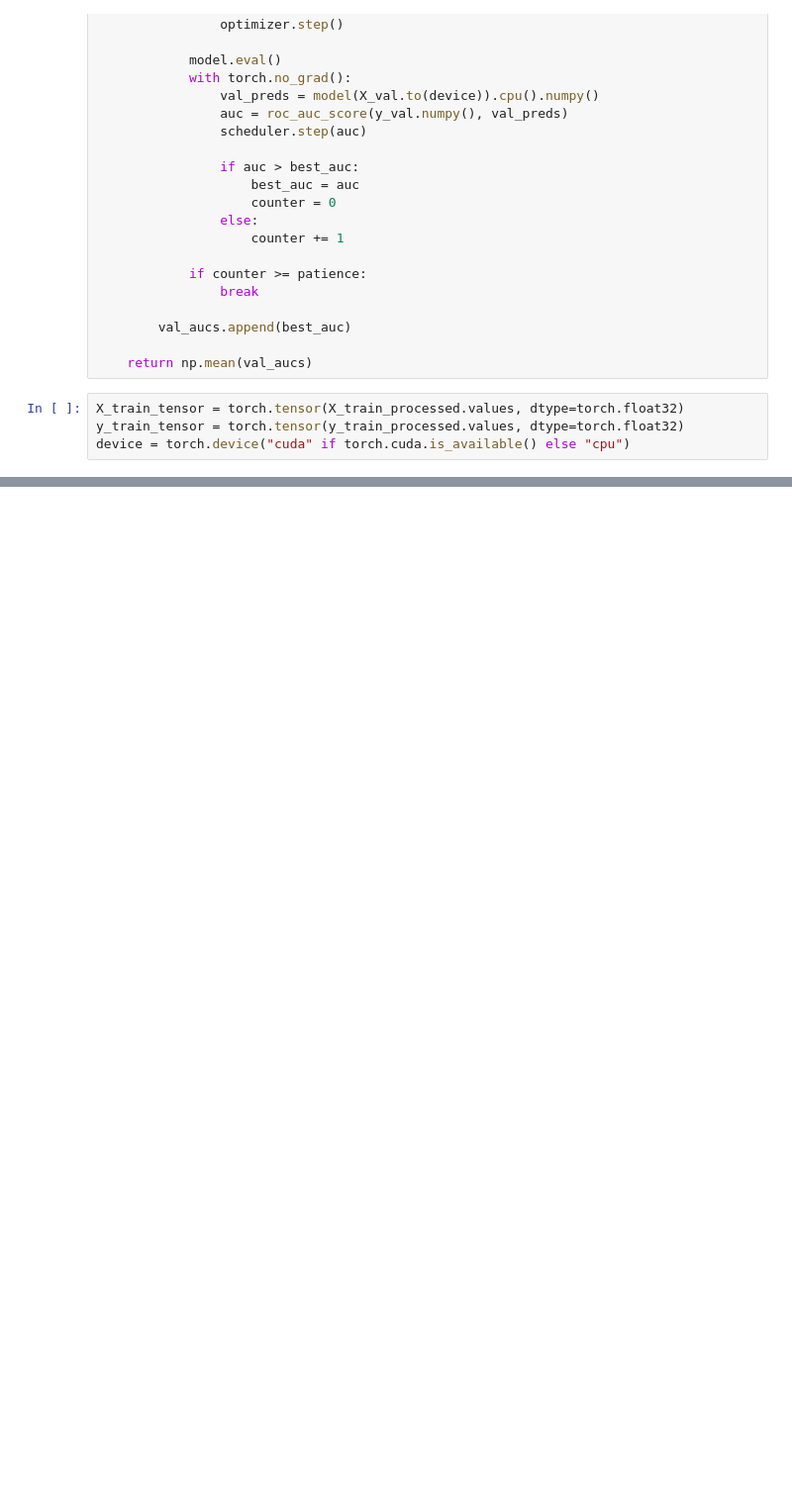
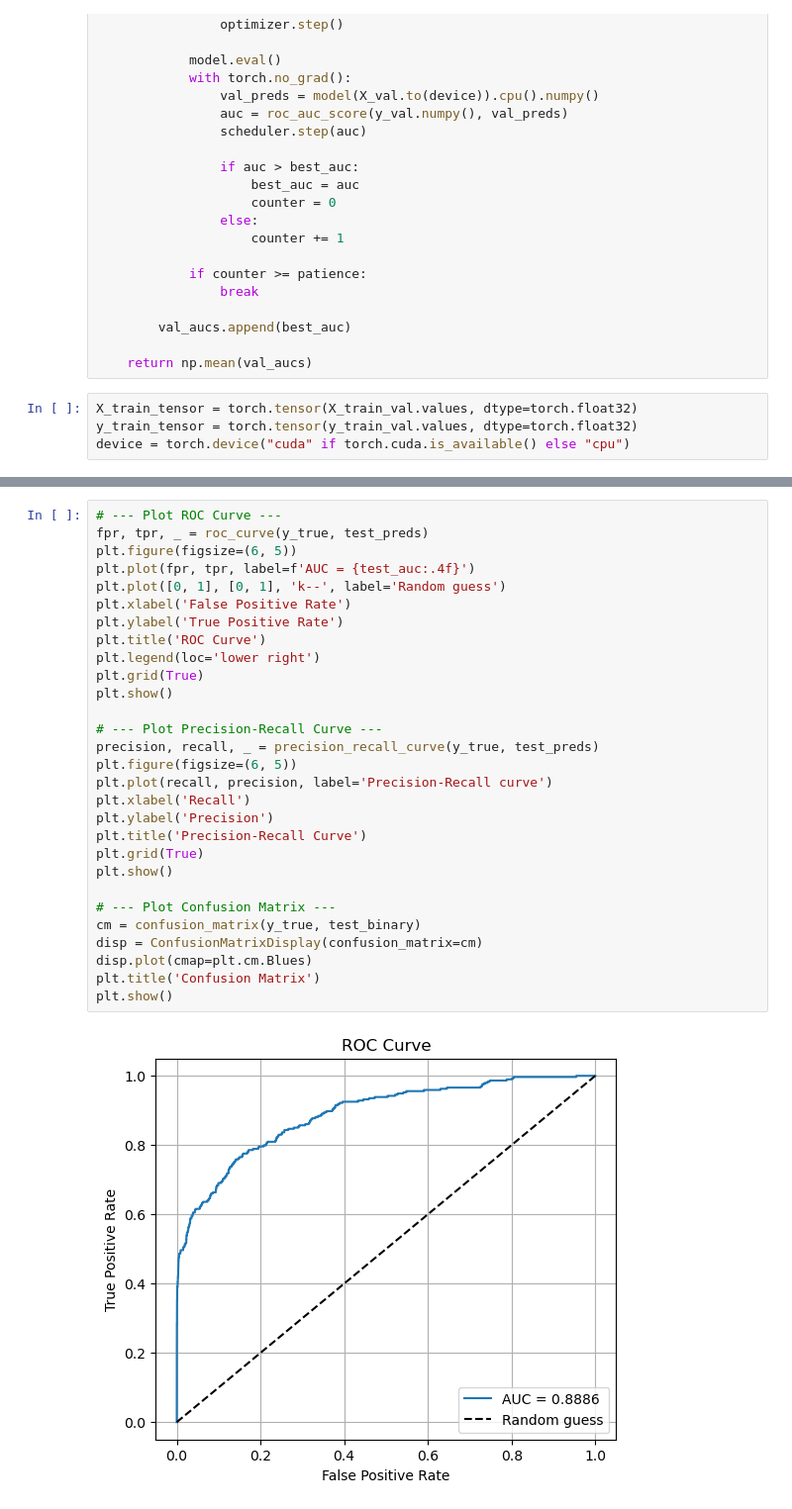
Before and after one commit to pakkei1212/SMU_AML_PROJ, a Jupyter notebook: Hotel_Bookings_NN.ipynb, the cells around one changed output, grey strips where cells are left out. Shown at 99% size. Saved outputs shown, nothing was run; the diff lists cells and outputs as text; blank space fills up the shorter version.

```diff
--- a/Hotel_Bookings_NN.ipynb
+++ b/Hotel_Bookings_NN.ipynb
@@ -168,8 +153,8 @@ def train_model(X, y, params, device):
 
     return np.mean(val_aucs)
 # %%
-X_train_tensor = torch.tensor(X_train_processed.values, dtype=torch.float32)
-y_train_tensor = torch.tensor(y_train_processed.values, dtype=torch.float32)
+X_train_tensor = torch.tensor(X_train_val.values, dtype=torch.float32)
+y_train_tensor = torch.tensor(y_train_val.values, dtype=torch.float32)
 device = torch.device("cuda" if torch.cuda.is_available() else "cpu")
 # %%
 # --- Optuna Objective Function ---
@@ -311,0 +519,31 @@ plt.show()
+# %%
+# --- Plot ROC Curve ---
+fpr, tpr, _ = roc_curve(y_true, test_preds)
+plt.figure(figsize=(6, 5))
+plt.plot(fpr, tpr, label=f'AUC = {test_auc:.4f}')
+plt.plot([0, 1], [0, 1], 'k--', label='Random guess')
+plt.xlabel('False Positive Rate')
+plt.ylabel('True Positive Rate')
+plt.title('ROC Curve')
+plt.legend(loc='lower right')
+plt.grid(True)
+plt.show()
+
+# --- Plot Precision-Recall Curve ---
+precision, recall, _ = precision_recall_curve(y_true, test_preds)
+plt.figure(figsize=(6, 5))
+plt.plot(recall, precision, label='Precision-Recall curve')
+plt.xlabel('Recall')
+plt.ylabel('Precision')
+plt.title('Precision-Recall Curve')
+plt.grid(True)
+plt.show()
+
+# --- Plot Confusion Matrix ---
+cm = confusion_matrix(y_true, test_binary)
+disp = ConfusionMatrixDisplay(confusion_matrix=cm)
+disp.plot(cmap=plt.cm.Blues)
+plt.title('Confusion Matrix')
+plt.show()
+# %% [output]
+[figure, added]
```
Also changed, not shown: parts of 24 cells of this notebook, 3 other files.
